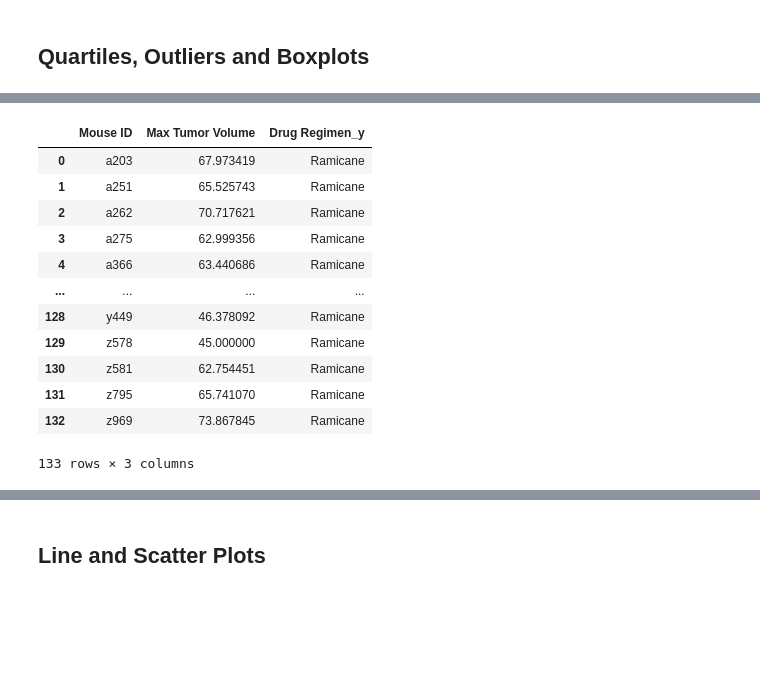
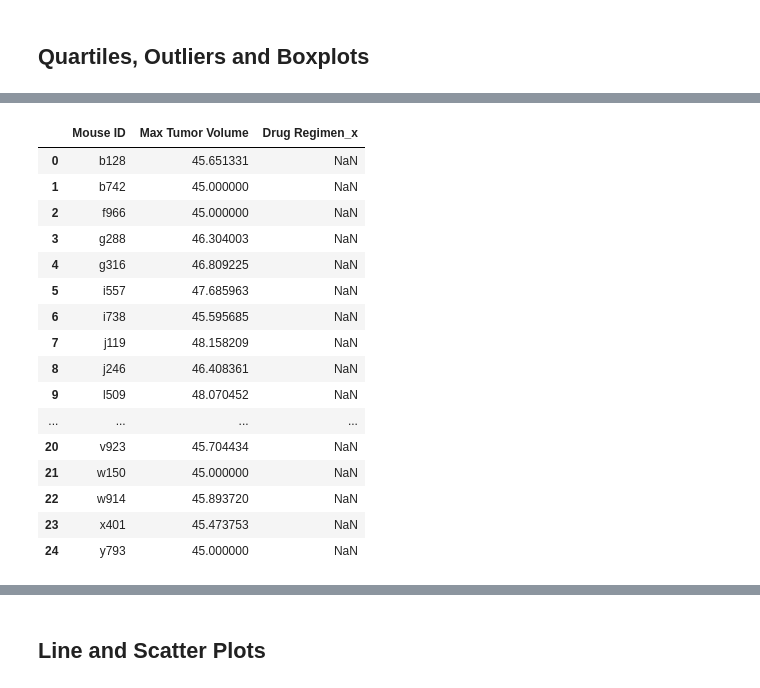
Before and after one commit to LexiJess/Matplotlib_Challenge, a Jupyter notebook: 05-Matplotlib_Homework_Instructions_Pymaceuticals_pymaceuticals_starter.ipynb, the cells around one changed output, grey strips where cells are left out. Cells and saved outputs as stored; diff of their text form; code cells hidden in the pictures; blank space fills up the shorter version.

```diff
--- a/05-Matplotlib_Homework_Instructions_Pymaceuticals_pymaceuticals_starter.ipynb
+++ b/05-Matplotlib_Homework_Instructions_Pymaceuticals_pymaceuticals_starter.ipynb
@@ -21,7 +21,7 @@ study_results_df=pd.DataFrame(study_results)
 
 # Combine the data into a single dataset
 
-combined_df = pd.merge(mouse_metadata_df, study_results_df, on="Mouse ID", how="inner")
+combined_df = pd.merge(study_results_df, mouse_metadata_df, on="Mouse ID", how="left")
 
 
 
@@ -345,7 +371,7 @@ clean_data_df
 # Start by getting the last (greatest) timepoint for each mouse
 
 
-mouse_grouping_timepoints_df=clean_data_df.groupby("Mouse ID").max()["Timepoint"].rename("Max Time")
+mouse_grouping_timepoints_df=clean_data_df.groupby("Mouse ID").max()["Timepoint"]
 mouse_grouping_timepoints_df=pd.DataFrame(mouse_grouping_timepoints_df)
-mouse_grouping_timepoints_df
+mouse_grouping_timepoints_df.reset_index()
 # %% [output]
@@ -366,7 +391,14 @@ mouse_grouping_timepoints_df
 # %%
 # Merge this group df with the original dataframe to get the tumor volume at the last timepoint
 
-mouse_grouping_combined_df=pd.merge(mouse_grouping_timepoints_df, clean_data_df, on="Mouse ID", how="inner")
+mouse_grouping_timepoints_df
+
+clean_data_df
+
+combined_df = pd.merge(mouse_metadata_df, study_results_df, on="Mouse ID", how="inner")
+
+
+mouse_grouping_combined_df=pd.merge(mouse_grouping_timepoints_df, final_clean_data_df, on=["Mouse ID", "Timepoint"], how="left")
 
 mouse_grouping_combined_df
 
@@ -390,19 +440,21 @@ mouse_grouping_combined_df
 # %%
-# Merge this group df with the original dataframe to get the tumor volume at the last timepoint
+# # Merge this group df with the original dataframe to get the tumor volume at the last timepoint
 
-mouse_max_time_tumor_volume=mouse_grouping_combined_df.groupby("Mouse ID").max()["Tumor Volume (mm3)"].rename("Max Tumor Volume")
-mouse_max_time_tumor_volume=pd.DataFrame(mouse_max_time_tumor_volume)
-mouse_max_time_tumor_volume
+# mouse_max_time_tumor_volume=mouse_grouping_combined_df.groupby("Mouse ID").max()["Tumor Volume (mm3)"].rename("Max Tumor Volume")
+# mouse_max_time_tumor_volume=pd.DataFrame(mouse_max_time_tumor_volume)
+# mouse_max_time_tumor_volume
 
 
-mouse_max_time_tumor_volume["Drug Regimen"]=mouse_grouping_combined_df["Drug Regimen"]
+# mouse_max_time_tumor_volume["Drug Regimen"]=mouse_grouping_combined_df["Drug Regimen"]
 
-mouse_max_time_tumor_volume
+# mouse_max_time_tumor_volume
 
-mouse_max_tumor_drug=pd.merge(mouse_max_time_tumor_volume,clean_mice_drugs_df, on="Mouse ID", how="inner")
+# mouse_max_tumor_drug=pd.merge(mouse_max_time_tumor_volume, clean_mice_drugs_df, on="Mouse ID", how="inner")
 
-#why doesn't this drop the Drug Regimen_x column? Can I use <del>?
+# #why doesn't this drop the Drug Regimen_x column? Can I use <del>?
 
-#del mouse_max_tumor_drug["Drug Regimen_x"]
+# del mouse_max_tumor_drug["Drug Regimen_x"]
 
-mouse_max_tumor_drug.head(50)
+# mouse_max_tumor_drug
+
+#This has lost drug data and returns only Ramicane and Capomulin. Why?
@@ -427,26 +467,31 @@ mouse_max_tumor_drug.head(50)
 # %%
 # Calculate the final tumor volume of each mouse across four of the treatment regimens:
 # Capomulin, Ramicane, Infubinol, and Ceftamin
 
 
-final_volume_regimen=mouse_max_tumor_drug.loc[mouse_max_tumor_drug["Drug Regimen_y"]=='Ramicane']
+final_volume_regimen=mouse_max_tumor_drug.loc[mouse_grouping_combined_df["Drug Regimen"]=='Ramicane']
+final_volume_regimen=mouse_max_tumor_drug.loc[mouse_grouping_combined_df["Drug Regimen"]=='Capomulin']
 
 
 final_volume_regimen=final_volume_regimen.reset_index()
 del final_volume_regimen["index"]
 
 final_volume_regimen
 # %% [output]
-|  | Mouse ID | Max Tumor Volume | Drug Regimen_y |
-| 0 | a203 | 67.973419 | Ramicane |
-| 1 | a251 | 65.525743 | Ramicane |
-| 2 | a262 | 70.717621 | Ramicane |
-| 3 | a275 | 62.999356 | Ramicane |
-| 4 | a366 | 63.440686 | Ramicane |
+|  | Mouse ID | Max Tumor Volume | Drug Regimen_x |
+| 0 | b128 | 45.651331 | NaN |
+| 1 | b742 | 45.000000 | NaN |
+| 2 | f966 | 45.000000 | NaN |
+| 3 | g288 | 46.304003 | NaN |
+| 4 | g316 | 46.809225 | NaN |
+| 5 | i557 | 47.685963 | NaN |
+| 6 | i738 | 45.595685 | NaN |
+| 7 | j119 | 48.158209 | NaN |
+| 8 | j246 | 46.408361 | NaN |
+| 9 | l509 | 48.070452 | NaN |
 | ... | ... | ... | ... |
-| 128 | y449 | 46.378092 | Ramicane |
-| 129 | z578 | 45.000000 | Ramicane |
-| 130 | z581 | 62.754451 | Ramicane |
-| 131 | z795 | 65.741070 | Ramicane |
-| 132 | z969 | 73.867845 | Ramicane |
+| 20 | v923 | 45.704434 | NaN |
+| 21 | w150 | 45.000000 | NaN |
+| 22 | w914 | 45.893720 | NaN |
+| 23 | x401 | 45.473753 | NaN |
+| 24 | y793 | 45.000000 | NaN |
-133 rows × 3 columns
```
Also changed, not shown: parts of 20 cells of this notebook.
